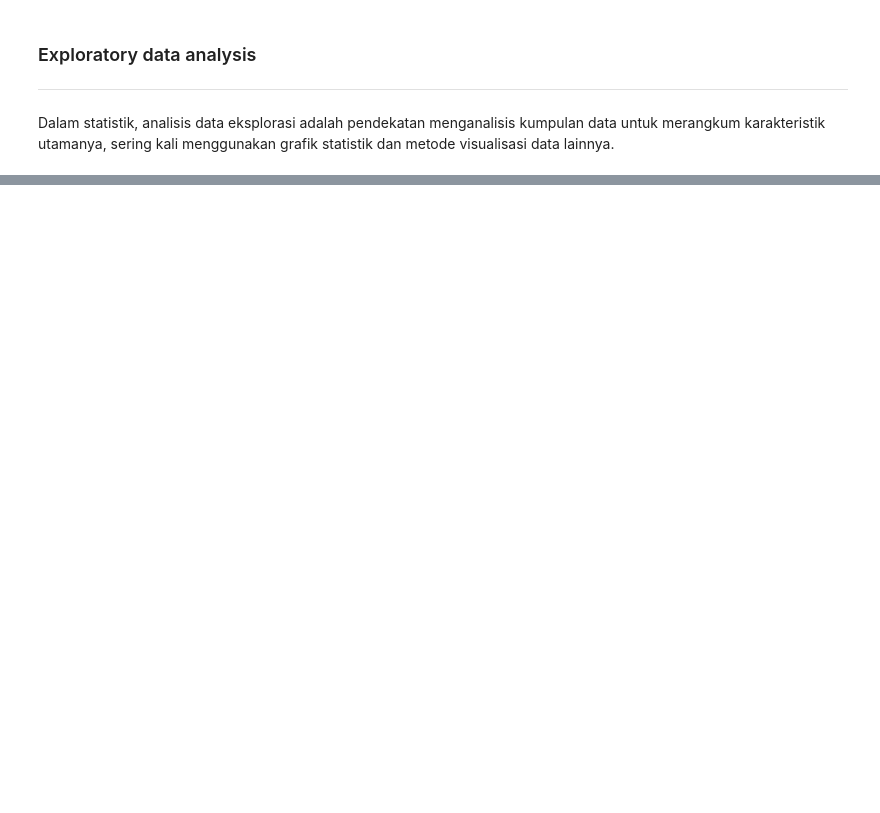
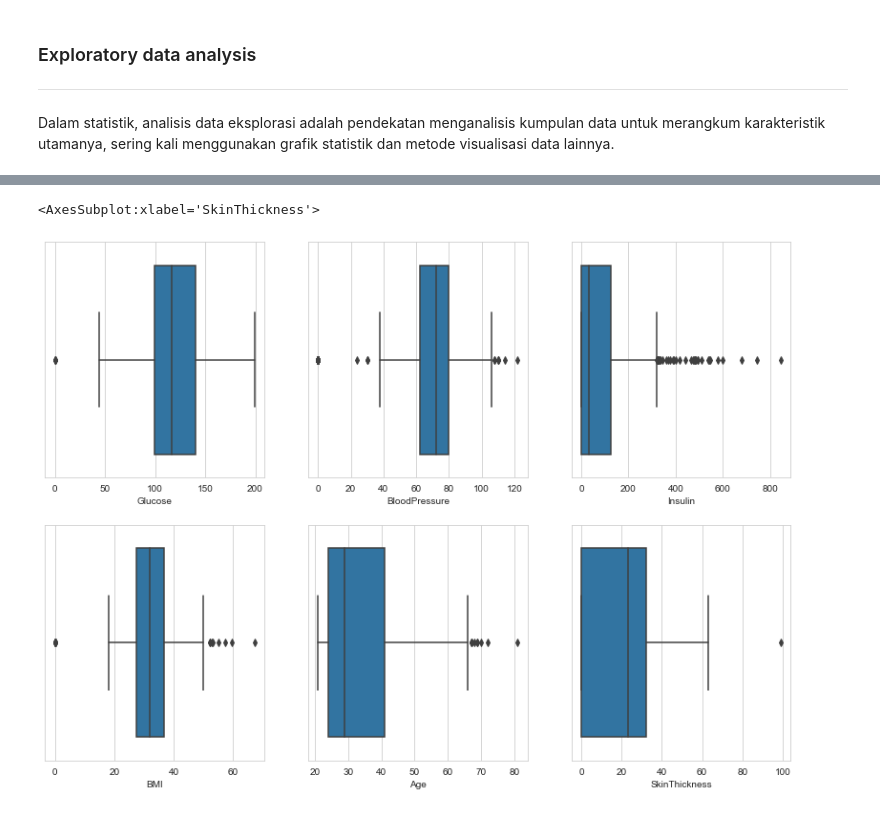
Before and after one commit to 53buahapel/data_science, a Jupyter notebook: Diabetes.ipynb, the cells around one changed output, grey strips where cells are left out. Saved outputs shown, nothing was run; the diff lists cells and outputs as text; code cells hidden in the pictures; blank space fills up the shorter version.

```diff
--- a/Diabetes.ipynb
+++ b/Diabetes.ipynb
@@ -79,3 +199,23 @@ data.describe()
+# %%
+# memvisualisasikan menggunakan
+
+plt.figure(figsize=(14,10))
+sns.set_style(style='whitegrid')
+plt.subplot(2,3,1)
+sns.boxplot(x='Glucose',data=data)
+plt.subplot(2,3,2)
+sns.boxplot(x='BloodPressure',data=data)
+plt.subplot(2,3,3)
+sns.boxplot(x='Insulin',data=data)
+plt.subplot(2,3,4)
+sns.boxplot(x='BMI',data=data)
+plt.subplot(2,3,5)
+sns.boxplot(x='Age',data=data)
+plt.subplot(2,3,6)
+sns.boxplot(x='SkinThickness',data=data)
+# %% [output]
+<AxesSubplot:xlabel='SkinThickness'>
+[figure, added]
 # %%
 sns.countplot(x=data['Outcome']).set_title('Menampilkan viualisasi data Outcome')
 plt.show()
```
Also changed, not shown: parts of 60 cells of this notebook, 1 other file.
